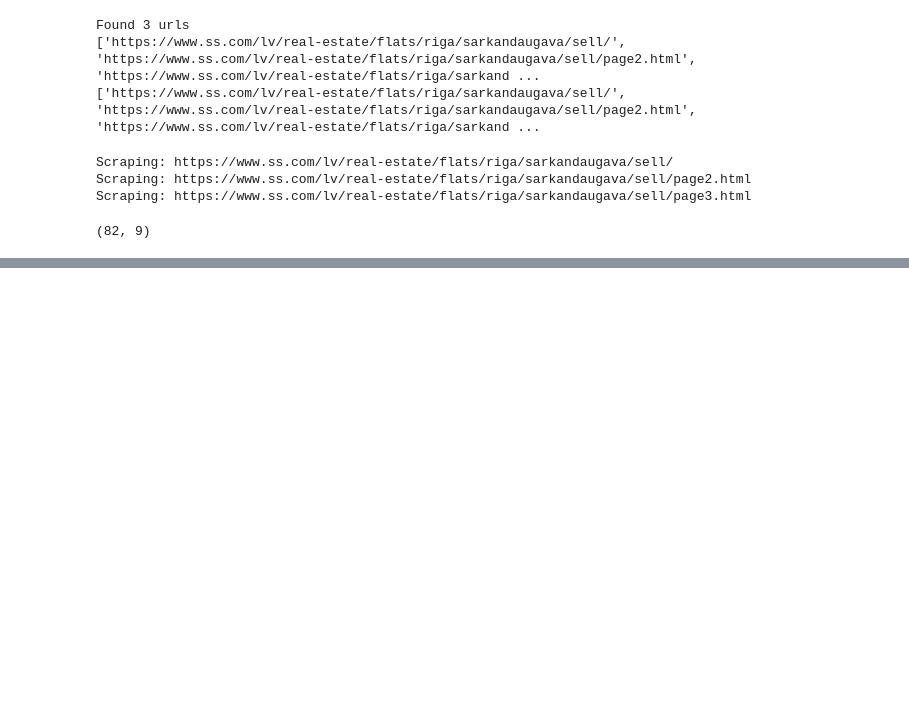
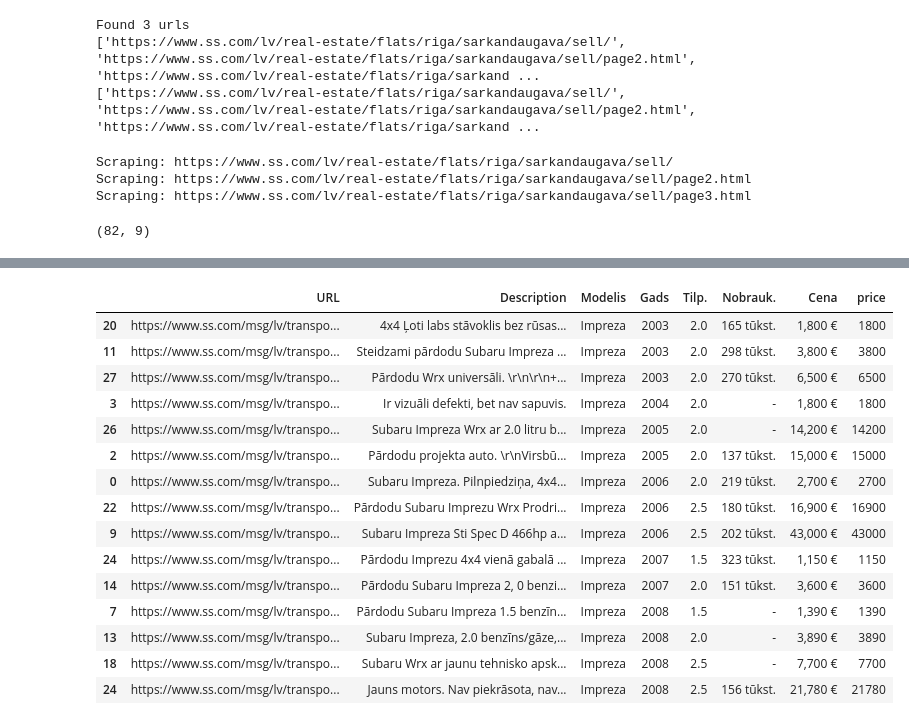
Before and after one commit to ValRCS/DAS_Python_24, a Jupyter notebook: Topic_15_Web_Scraping/WebScraping_Apartments.ipynb, the cells around one changed output, grey strips where cells are left out. Saved outputs shown, nothing was run; the diff lists cells and outputs as text; code cells hidden in the pictures; blank space fills up the shorter version.

```diff
--- a/Topic_15_Web_Scraping/WebScraping_Apartments.ipynb
+++ b/Topic_15_Web_Scraping/WebScraping_Apartments.ipynb
@@ -490,0 +640,27 @@ center_ads_df.to_json(f"center_ads_{timestamp}.json",
+# %%
+# let us simply get all Imprezas and sort by year and then by price
+imprezas = subaru_ads_df[subaru_ads_df["Modelis"] == "Impreza"]
+imprezas = imprezas.sort_values(["Gads", "price"])
+# by default sort_values uses ascending order
+# we could have specified order by using ascending parameter
+# let us see years from 2003 to 2008
+imprezas_2003_2008 = imprezas[imprezas["Gads"].between(2003, 2008)]
+# let us see all
+imprezas_2003_2008
+# %% [output]
+|  | URL | Description | Modelis | Gads | Tilp. | Nobrauk. | Cena | price |
+| 20 | https://www.ss.com/msg/lv/transpo... | 4x4 Ļoti labs stāvoklis bez rūsas... | Impreza | 2003 | 2.0 | 165 tūkst. | 1,800 € | 1800 |
+| 11 | https://www.ss.com/msg/lv/transpo... | Steidzami pārdodu Subaru Impreza ... | Impreza | 2003 | 2.0 | 298 tūkst. | 3,800 € | 3800 |
+| 27 | https://www.ss.com/msg/lv/transpo... | Pārdodu Wrx universāli. \r\n\r\n+... | Impreza | 2003 | 2.0 | 270 tūkst. | 6,500 € | 6500 |
+| 3 | https://www.ss.com/msg/lv/transpo... | Ir vizuāli defekti, bet nav sapuvis. | Impreza | 2004 | 2.0 | - | 1,800 € | 1800 |
+| 26 | https://www.ss.com/msg/lv/transpo... | Subaru Impreza Wrx ar 2.0 litru b... | Impreza | 2005 | 2.0 | - | 14,200 € | 14200 |
+| 2 | https://www.ss.com/msg/lv/transpo... | Pārdodu projekta auto. \r\nVirsbū... | Impreza | 2005 | 2.0 | 137 tūkst. | 15,000 € | 15000 |
+| 0 | https://www.ss.com/msg/lv/transpo... | Subaru Impreza. Pilnpiedziņa, 4x4... | Impreza | 2006 | 2.0 | 219 tūkst. | 2,700 € | 2700 |
+| 22 | https://www.ss.com/msg/lv/transpo... | Pārdodu Subaru Imprezu Wrx Prodri... | Impreza | 2006 | 2.5 | 180 tūkst. | 16,900 € | 16900 |
+| 9 | https://www.ss.com/msg/lv/transpo... | Subaru Impreza Sti Spec D 466hp a... | Impreza | 2006 | 2.5 | 202 tūkst. | 43,000 € | 43000 |
+| 24 | https://www.ss.com/msg/lv/transpo... | Pārdodu Imprezu 4x4 vienā gabalā ... | Impreza | 2007 | 1.5 | 323 tūkst. | 1,150 € | 1150 |
+| 14 | https://www.ss.com/msg/lv/transpo... | Pārdodu Subaru Impreza 2, 0 benzi... | Impreza | 2007 | 2.0 | 151 tūkst. | 3,600 € | 3600 |
+| 7 | https://www.ss.com/msg/lv/transpo... | Pārdodu Subaru Impreza 1.5 benzīn... | Impreza | 2008 | 1.5 | - | 1,390 € | 1390 |
+| 13 | https://www.ss.com/msg/lv/transpo... | Subaru Impreza, 2.0 benzīns/gāze,... | Impreza | 2008 | 2.0 | - | 3,890 € | 3890 |
+| 18 | https://www.ss.com/msg/lv/transpo... | Subaru Wrx ar jaunu tehnisko apsk... | Impreza | 2008 | 2.5 | - | 7,700 € | 7700 |
+| 24 | https://www.ss.com/msg/lv/transpo... | Jauns motors. Nav piekrāsota, nav... | Impreza | 2008 | 2.5 | 156 tūkst. | 21,780 € | 21780 |
```
Also changed, not shown: parts of 15 cells of this notebook, 1 other file.
